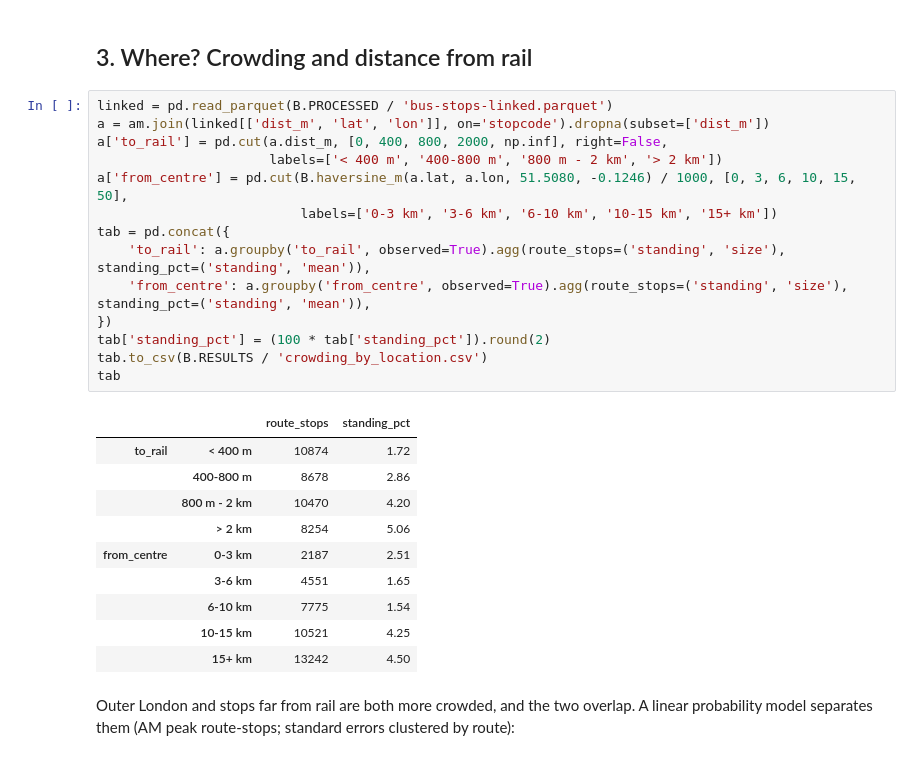
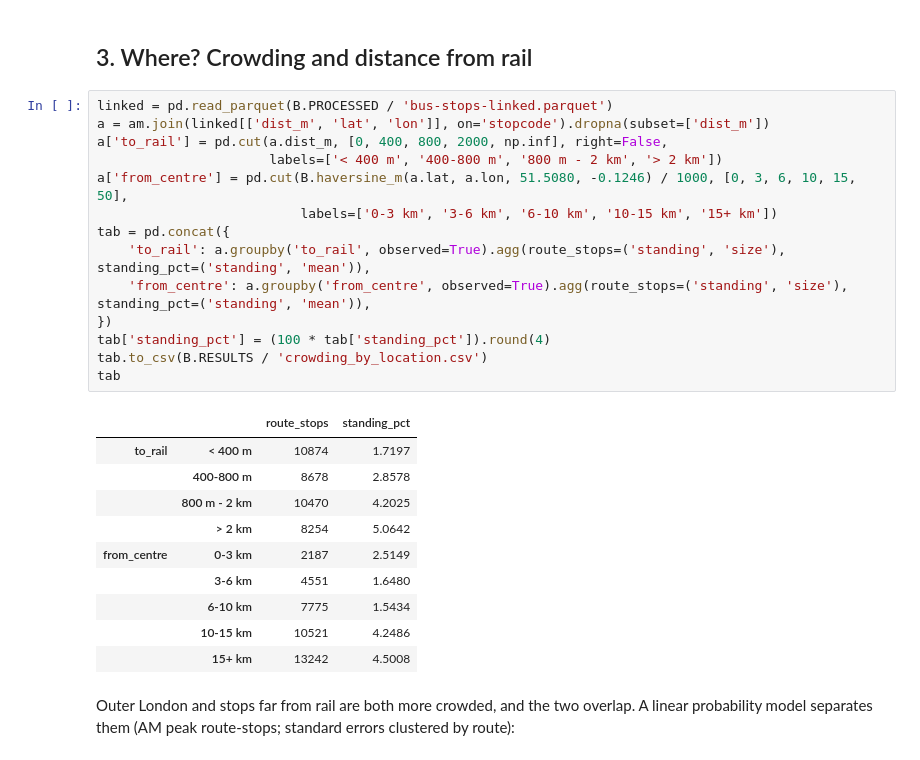
Before and after one commit to AimanxxAnsari/analysis-of-tfl-data, a Jupyter notebook: python-notebooks/bus-crowding.ipynb, the cells around one changed output. Cells and saved outputs as stored; diff of their text form.

```diff
--- a/python-notebooks/bus-crowding.ipynb
+++ b/python-notebooks/bus-crowding.ipynb
@@ -169,28 +176,28 @@ by_type
 # %%
 linked = pd.read_parquet(B.PROCESSED / 'bus-stops-linked.parquet')
 a = am.join(linked[['dist_m', 'lat', 'lon']], on='stopcode').dropna(subset=['dist_m'])
 a['to_rail'] = pd.cut(a.dist_m, [0, 400, 800, 2000, np.inf], right=False,
                       labels=['< 400 m', '400-800 m', '800 m - 2 km', '> 2 km'])
 a['from_centre'] = pd.cut(B.haversine_m(a.lat, a.lon, 51.5080, -0.1246) / 1000, [0, 3, 6, 10, 15, 50],
                           labels=['0-3 km', '3-6 km', '6-10 km', '10-15 km', '15+ km'])
 tab = pd.concat({
     'to_rail': a.groupby('to_rail', observed=True).agg(route_stops=('standing', 'size'), standing_pct=('standing', 'mean')),
     'from_centre': a.groupby('from_centre', observed=True).agg(route_stops=('standing', 'size'), standing_pct=('standing', 'mean')),
 })
-tab['standing_pct'] = (100 * tab['standing_pct']).round(2)
+tab['standing_pct'] = (100 * tab['standing_pct']).round(4)
 tab.to_csv(B.RESULTS / 'crowding_by_location.csv')
 tab
 # %% [output]
 |  |  | route_stops | standing_pct |
-| to_rail | < 400 m | 10874 | 1.72 |
-|  | 400-800 m | 8678 | 2.86 |
-|  | 800 m - 2 km | 10470 | 4.20 |
-|  | > 2 km | 8254 | 5.06 |
-| from_centre | 0-3 km | 2187 | 2.51 |
-|  | 3-6 km | 4551 | 1.65 |
-|  | 6-10 km | 7775 | 1.54 |
-|  | 10-15 km | 10521 | 4.25 |
-|  | 15+ km | 13242 | 4.50 |
+| to_rail | < 400 m | 10874 | 1.7197 |
+|  | 400-800 m | 8678 | 2.8578 |
+|  | 800 m - 2 km | 10470 | 4.2025 |
+|  | > 2 km | 8254 | 5.0642 |
+| from_centre | 0-3 km | 2187 | 2.5149 |
+|  | 3-6 km | 4551 | 1.6480 |
+|  | 6-10 km | 7775 | 1.5434 |
+|  | 10-15 km | 10521 | 4.2486 |
+|  | 15+ km | 13242 | 4.5008 |
 # %% [markdown]
 Outer London and stops far from rail are both more crowded, and the two overlap. A linear
 probability model separates them (AM peak route-stops; standard errors clustered by route):
```
Also changed, not shown: parts of 6 cells of this notebook, 34 other files.
